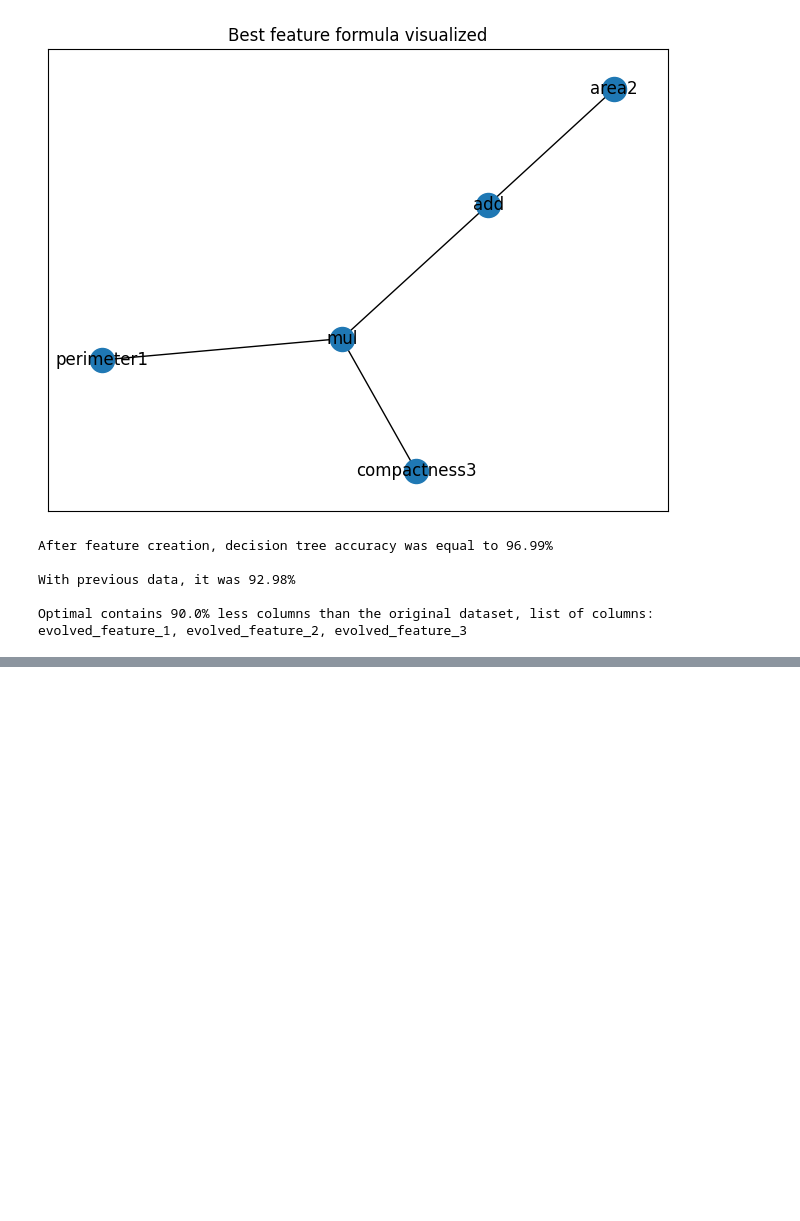
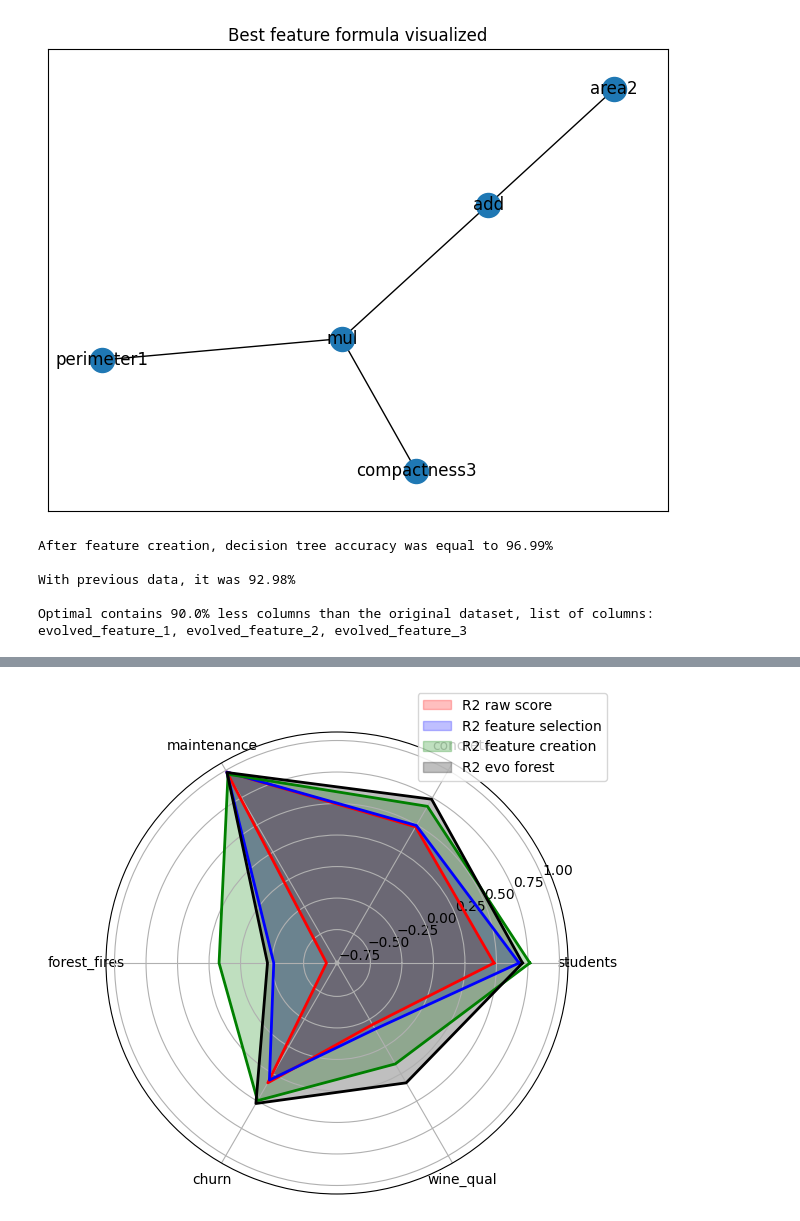
Before and after one commit to Filgar/efsc, a Jupyter notebook: playground.ipynb, the cells around one changed output, grey strips where cells are left out. Saved outputs shown, nothing was run; the diff lists cells and outputs as text; code cells hidden in the pictures; blank space fills up the shorter version.

```diff
--- a/playground.ipynb
+++ b/playground.ipynb
@@ -101,0 +196,39 @@ Optimal contains 90.0% less columns than the original dataset, list of columns:
+# %%
+# Number of variables
+num_vars = len(dataset_name)
+
+# Compute the angle for each axis
+angles = np.linspace(0, 2 * np.pi, num_vars, endpoint=False).tolist()
+
+# Complete the loop by appending the start to the end
+r2_before += [r2_before[0]]
+r2_selection += [r2_selection[0]]
+r2_creation += [r2_creation[0]]
+evo_forest += [evo_forest[0]]
+angles += [angles[0]]
+
+# Initialize the spider plot
+fig, ax = plt.subplots(figsize=(6, 6), subplot_kw={'projection': 'polar'})
+
+# Draw each list
+ax.fill(angles, r2_before, color='red', alpha=0.25, label='R2 raw score')
+ax.plot(angles, r2_before, color='red', linewidth=2, linestyle='solid')
+
+ax.fill(angles, r2_selection, color='blue', alpha=0.25, label='R2 feature selection')
+ax.plot(angles, r2_selection, color='blue', linewidth=2, linestyle='solid')
+
+ax.fill(angles, r2_creation, color='green', alpha=0.25, label='R2 feature creation')
+ax.plot(angles, r2_creation, color='green', linewidth=2, linestyle='solid')
+
+ax.fill(angles, evo_forest, color='black', alpha=0.25, label='R2 evo forest')
+ax.plot(angles, evo_forest, color='black', linewidth=2, linestyle='solid')
+
+# Add labels to each axis
+ax.set_xticks(angles[:-1])
+ax.set_xticklabels(dataset_name)
+
+ax.legend(loc='upper right', bbox_to_anchor=(1.1, 1.1))
+
+plt.show()
+# %% [output]
+[figure, added]
```
Also changed, not shown: parts of 1 cell of this notebook, 2 other files.
